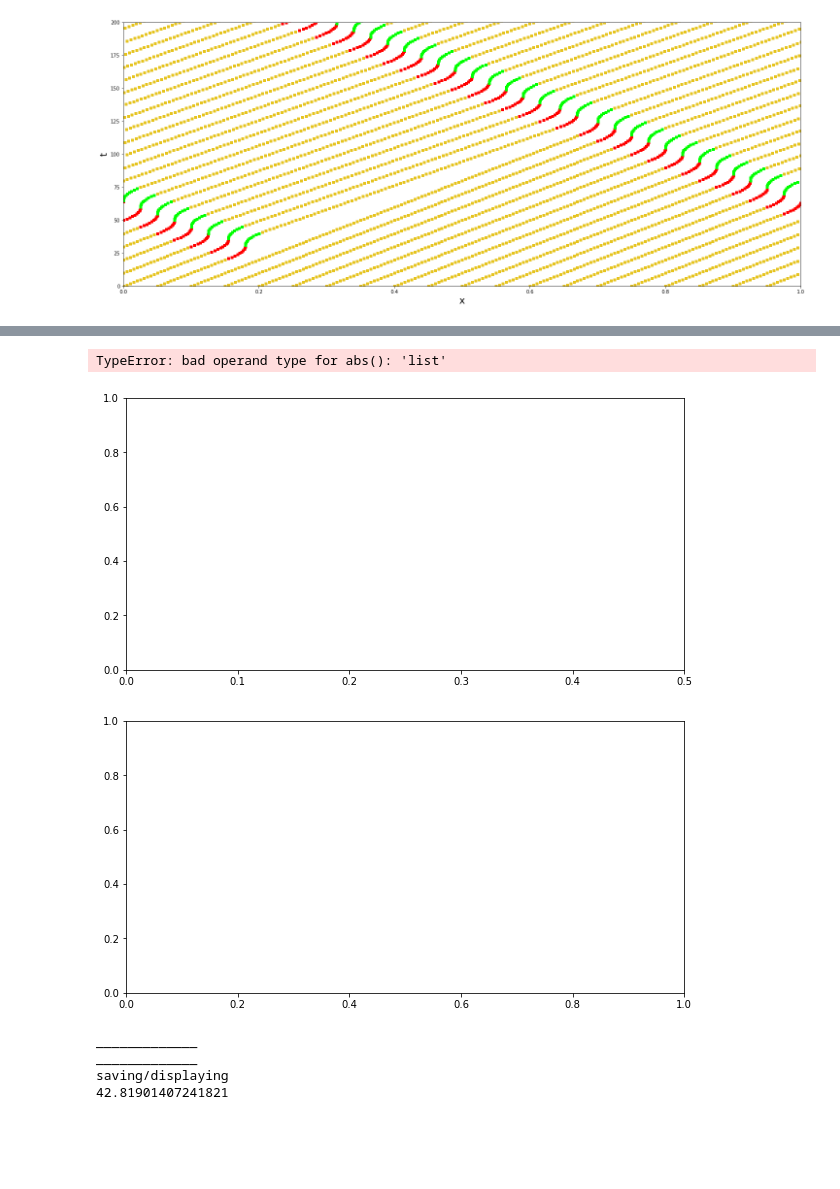
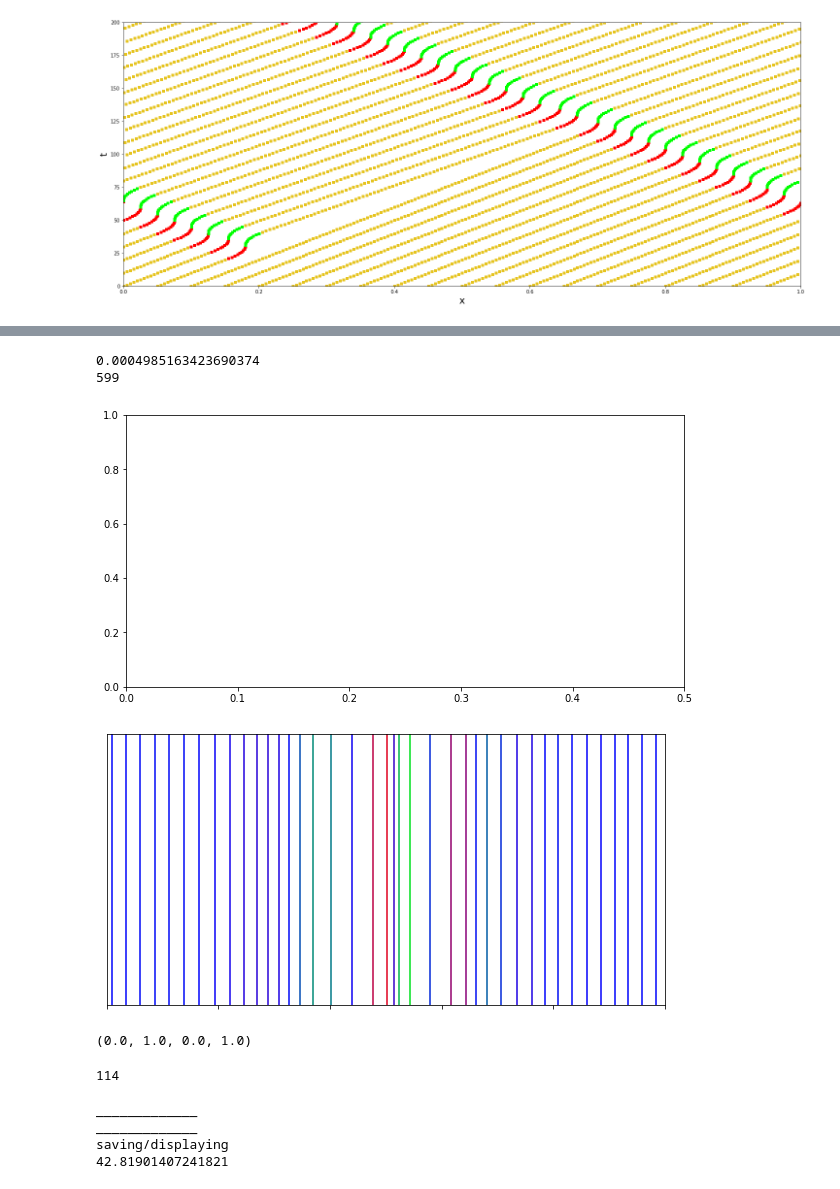
Before and after one commit to malcolmmaas/traffic, a Jupyter notebook: model.ipynb, the cells around one changed output, grey strips where cells are left out. Saved outputs shown, nothing was run; the diff lists cells and outputs as text; code cells hidden in the pictures; blank space fills up the shorter version.

Commit message:
output better animations

```diff
--- a/model.ipynb
+++ b/model.ipynb
@@ -21,11 +21,11 @@ b_length = 20
 b_val = 0.011/N
 ts = range(20,20+b_length)
 bs = [-b_val]*int(b_length/2) + [b_val]*int(b_length/2)
-# index of car that breaks
+# index of car that brakes
 braker = 1
 
 time_series = []
-iterations = 400
+iterations = 200
 for i in range(iterations):
     print(i, end='\r')
     # output for plotting
@@ -162,11 +162,13 @@ def animate(i):
         if abs(car['b'][-1]) > max_b and not abs(car['b'][-1]) == braker_val:
             max_b = abs(car['b'][-1])
 
-        if j == 3:
-            ax.axvline(x=car['x']%L, color='m')
-            ax.set_title(car['b'][-1])
-        else:
-            ax.axvline(x=car['x']%L, color=cmap((car['b'][-1]+b_lower_bound)/b_upper_bound*2))
+#         if j == 1:
+#             ax.axvline(x=car['x']%L, color='m')
+#             ax.set_title(car['b'][-1])
+#         else:
+#             ax.axvline(x=car['x']%L, color=cmap((car['b'][-1]+b_lower_bound)/b_upper_bound*2))
+
+        ax.axvline(x=car['x']%L, color=cmap((car['b'][-1]+b_lower_bound)/(b_upper_bound*2)))
 
 ani = FuncAnimation(fig, animate, frames=len(time_series), interval=30)
 ani
@@ -199,14 +201,14 @@ for i in range(N):
 cars[5]['x'] += L*0.5/N
 
 # this is essentially the driver sensitivity. Higher = lower reaction time
-a = .16
+a = .14
 # this is essentially the speed limit
 b = .095
 
 time_series = []
 crash = False
 stop_on_crash = False
-iterations = 900
+iterations = 600
 for i in range(iterations):
     global crash
     if not crash or not stop_on_crash:
@@ -304,44 +306,57 @@ import matplotlib.pyplot as plt
 plt.rcParams["animation.html"] = "html5"
 from matplotlib.animation import FuncAnimation
 from matplotlib.colors import LinearSegmentedColormap
 
 colors = [(1, 0, 0), (0, 0, 1), (0, 1, 0)]  # R -> B -> G
 cmap = LinearSegmentedColormap.from_list(name='a', colors=colors, N=100)
 
 plt.rcParams['figure.figsize'] = (10,5)
 plt.xlim([0,0.5])
 fig, ax = plt.subplots()
 
 max_b = max([max([abs(y['b']) for y in x]) for x in time_series])
 print(max_b)
-b_upper_bound = max_b
-b_lower_bound = max_b
+b_upper_bound = .0001
+b_lower_bound = .0001
+# b_upper_bound = max_b
+# b_lower_bound = max_b
 def animate(i):
     cars = time_series[i]
     print(i, end='\r')
     ax.clear()
     ax.set_yticks([])
     ax.set_yticklabels([])
     ax.set_xticklabels([])
 
     for j, car in enumerate(cars):
         global max_b
         if abs(car['b']) > max_b and not abs(car['b']) == braker_val:
             max_b = abs(car['b'])
 
-        if j == 3:
-            ax.axvline(x=car['x']%L, color='m')
-            ax.set_title(car['b'])
-        else:
-            ax.axvline(x=car['x']%L, color=cmap((car['b']+b_lower_bound)/b_upper_bound*2))
+#         if j == 3:
+#             ax.axvline(x=car['x']%L, color='m')
+#             ax.set_title(car['b'])
+#         else:
+#             ax.axvline(x=car['x']%L, color=cmap((car['b']+b_lower_bound)/b_upper_bound*2))
+
+        ax.axvline(x=car['x']%L, color=cmap((car['b']+b_lower_bound)/(b_upper_bound*2)))
 
 
-ani = FuncAnimation(fig, animate, frames=len(time_series), interval=30)
-ani
+ani = FuncAnimation(fig, animate, frames=len(time_series), interval=20)
+ani.save('figs/animation2.mp4')
 # %% [output]
-TypeError: bad operand type for abs(): 'list'
+0.0004985163423690374
+599
 [figure]
-[figure, old version]
+[figure, new version]
+# %%
+cmap((0+b_lower_bound)/(b_upper_bound*2))
+# %% [output]
+(0.0, 1.0, 0.0, 1.0)
+# %%
+ani.save('animation1.mp4')
+# %% [output]
+114
 # %%
 print('_____________')
 print('_____________')
```
Also changed, not shown: parts of 5 cells of this notebook, 3 other files.
